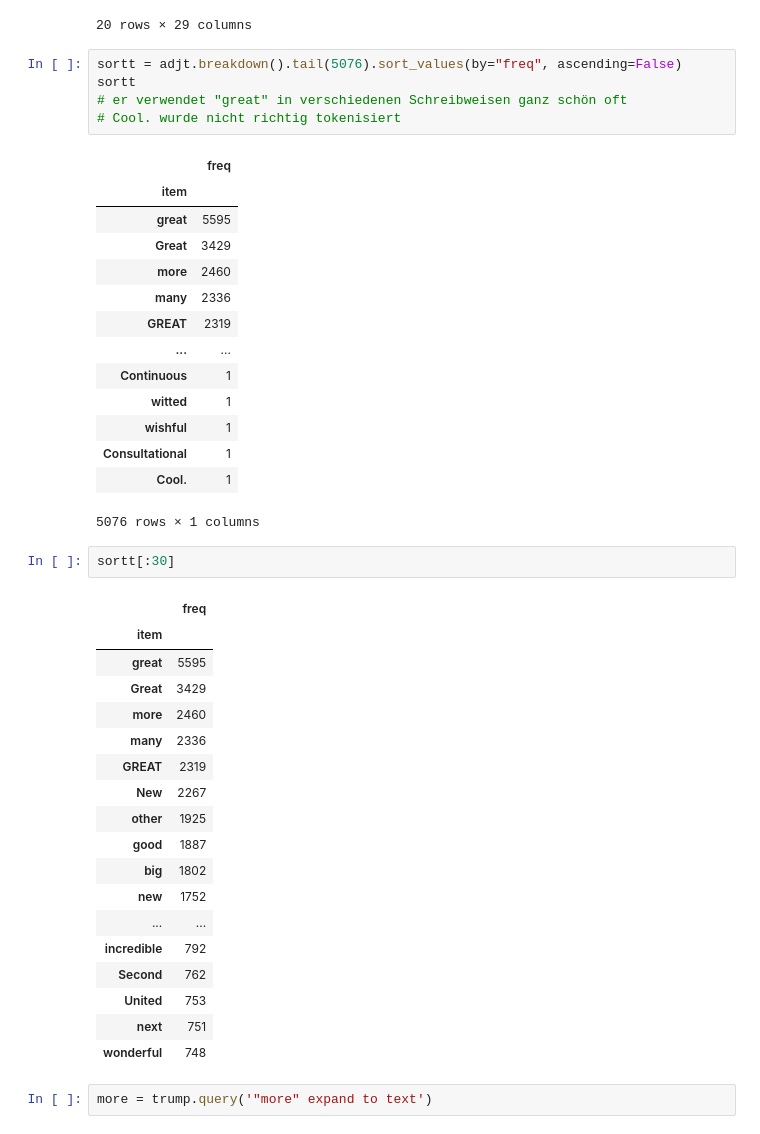
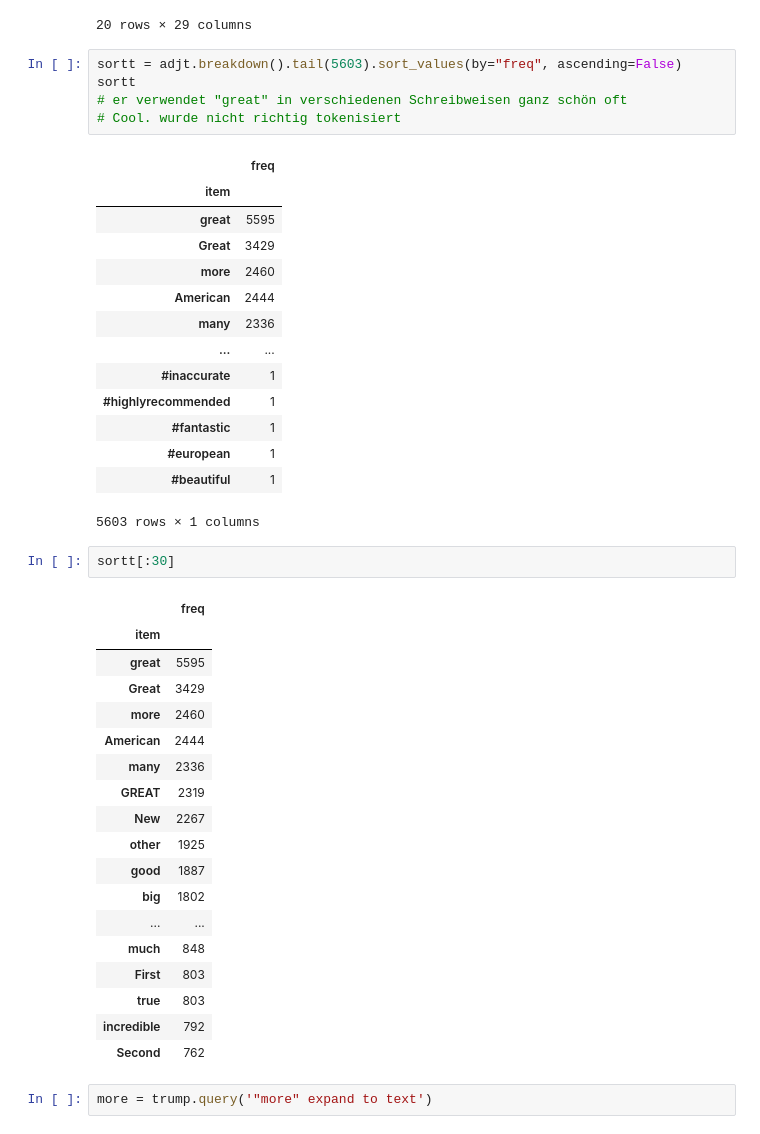
Before and after one commit to vivien3mueller/TrumMus, a Jupyter notebook: 04 CWB_cwb-ccc.ipynb, the cells around one changed output. Drawn from its saved outputs; the diff is of its cells as text.

```diff
--- a/04 CWB_cwb-ccc.ipynb
+++ b/04 CWB_cwb-ccc.ipynb
@@ -824,25 +909,25 @@ adjt.collocates(['lemma', 'pos'], order='dice').head(20)
 | 's PART | 4656 | 1007581 | 4305 | 1080276 | 1012237 | 1084581 | 8961 | 2087857 | 2096818 | 4325.914675 | ... | ... |
 20 rows × 29 columns
 # %%
-sortt = adjt.breakdown().tail(5076).sort_values(by="freq", ascending=False)
+sortt = adjt.breakdown().tail(5603).sort_values(by="freq", ascending=False)
 sortt
 # er verwendet "great" in verschiedenen Schreibweisen ganz schön oft
 # Cool. wurde nicht richtig tokenisiert
 # %% [output]
 |  | freq |
 | item |  |
 | great | 5595 |
 | Great | 3429 |
 | more | 2460 |
+| American | 2444 |
 | many | 2336 |
-| GREAT | 2319 |
 | ... | ... |
-| Continuous | 1 |
-| witted | 1 |
-| wishful | 1 |
-| Consultational | 1 |
-| Cool. | 1 |
+| #inaccurate | 1 |
+| #highlyrecommended | 1 |
+| #fantastic | 1 |
+| #european | 1 |
+| #beautiful | 1 |
-5076 rows × 1 columns
+5603 rows × 1 columns
 # %%
 sortt[:30]
 # %% [output]
@@ -851,19 +936,19 @@ sortt[:30]
 | great | 5595 |
 | Great | 3429 |
 | more | 2460 |
+| American | 2444 |
 | many | 2336 |
 | GREAT | 2319 |
 | New | 2267 |
 | other | 1925 |
 | good | 1887 |
 | big | 1802 |
-| new | 1752 |
 | ... | ... |
+| much | 848 |
+| First | 803 |
+| true | 803 |
 | incredible | 792 |
 | Second | 762 |
-| United | 753 |
-| next | 751 |
-| wonderful | 748 |
 # %%
 more = trump.query('"more" expand to text')
 # %%
```
Also changed, not shown: parts of 39 cells of this notebook.
